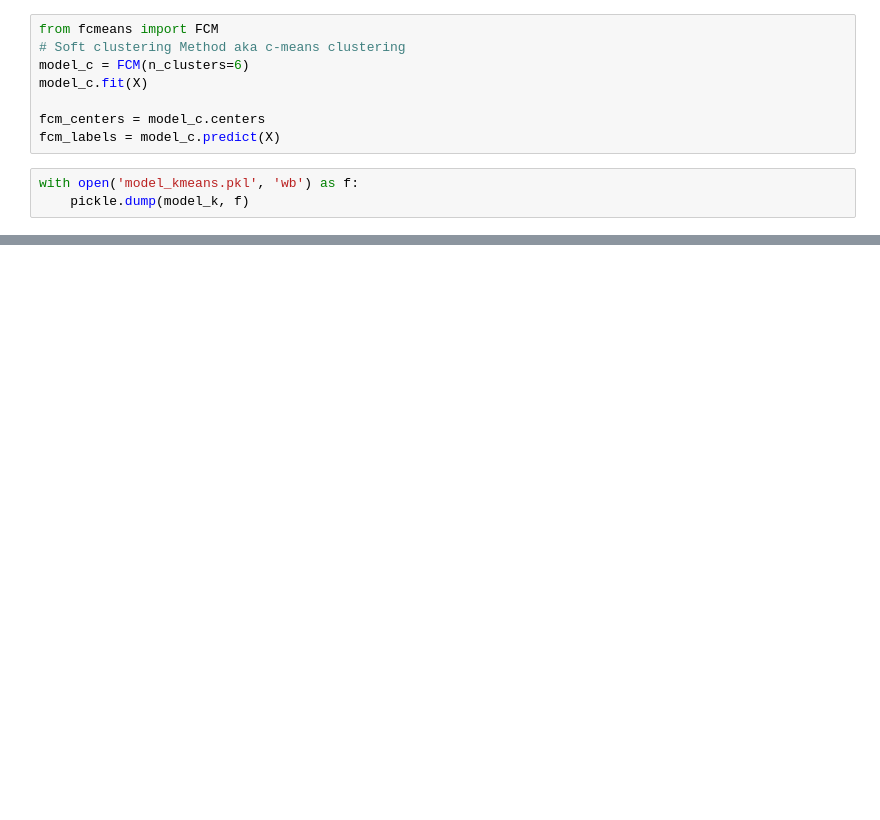
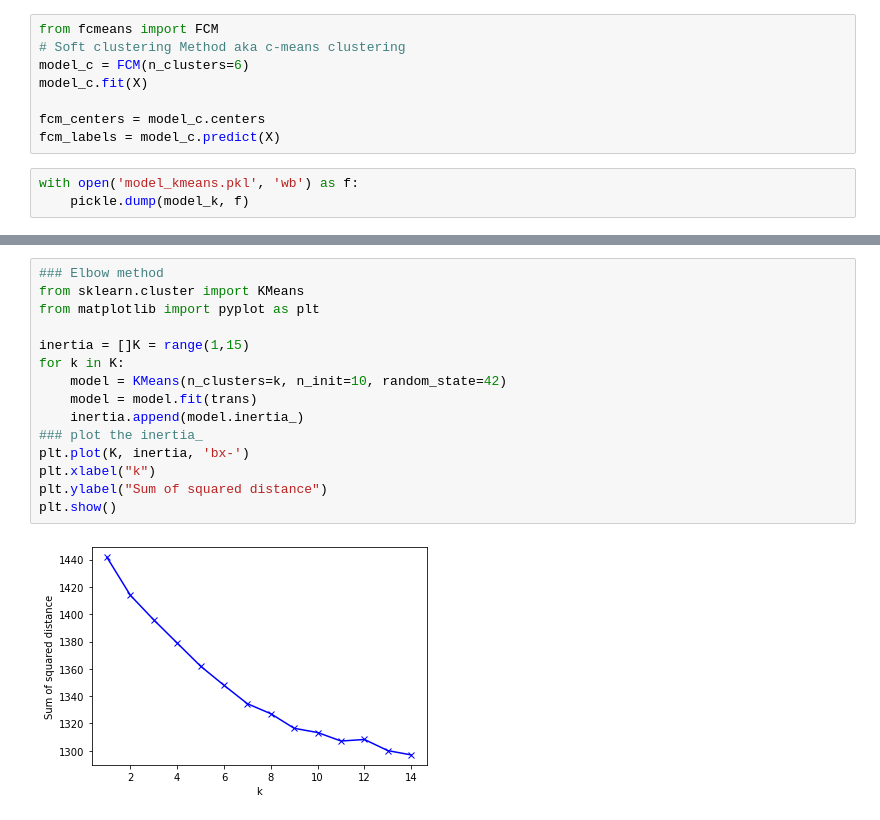
Before and after one commit to yolannos/cluster-documents, a Jupyter notebook: src/model/analysis.ipynb, the cells around one changed output, grey strips where cells are left out. Cells and saved outputs as stored; diff of their text form; blank space fills up the shorter version.

```diff
--- a/src/model/analysis.ipynb
+++ b/src/model/analysis.ipynb
@@ -151,3 +142,20 @@ print(x)
+# %%
+### Elbow method
+from sklearn.cluster import KMeans
+from matplotlib import pyplot as plt
+
+inertia = []K = range(1,15)
+for k in K:
+    model = KMeans(n_clusters=k, n_init=10, random_state=42)
+    model = model.fit(trans)
+    inertia.append(model.inertia_)
+### plot the inertia_
+plt.plot(K, inertia, 'bx-')
+plt.xlabel("k")
+plt.ylabel("Sum of squared distance")
+plt.show()
+# %% [output]
+[figure, added]
 # %%
 from matplotlib import pyplot as plt
 from wordcloud import WordCloud
```
Also changed, not shown: parts of 11 cells of this notebook, 11 other files.
